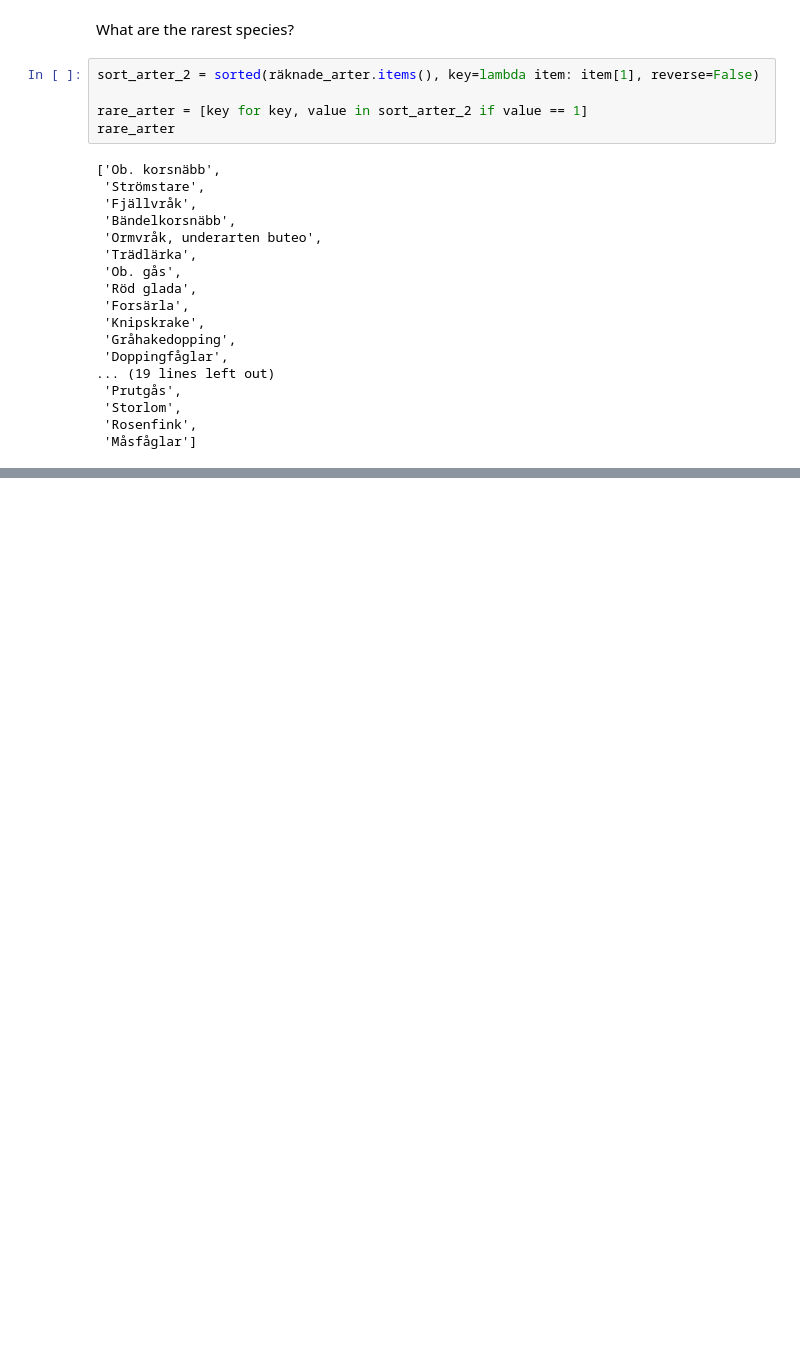
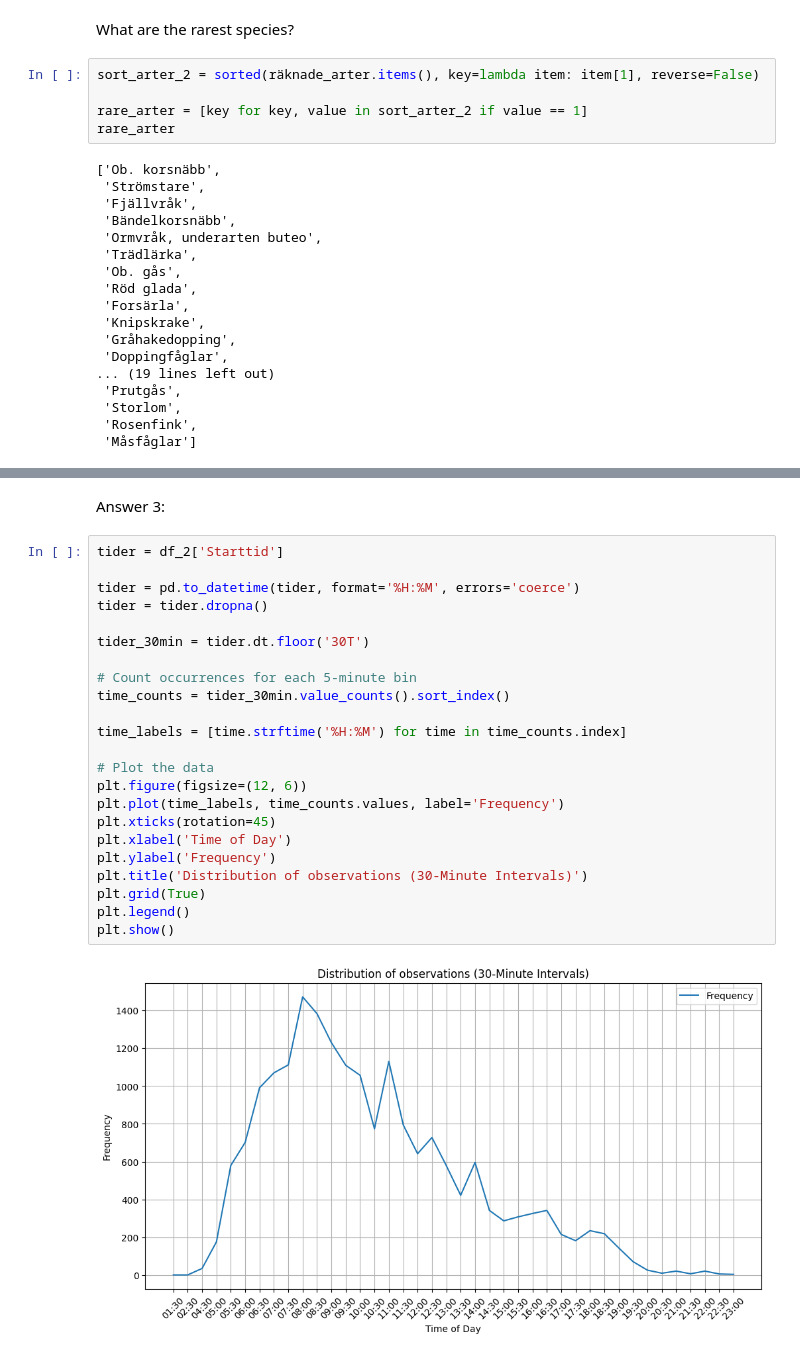
Before and after one commit to gaboun/su-mt4007, a Jupyter notebook: HW3/HW3.ipynb, the cells around one changed output, grey strips where cells are left out. Cells and saved outputs as stored; diff of their text form; blank space fills up the shorter version.

```diff
--- a/HW3/HW3.ipynb
+++ b/HW3/HW3.ipynb
@@ -215,0 +244,27 @@ The list above is all rare species, based on the fact that they were only observ
+# %% [markdown]
+Answer 3:
+# %%
+tider = df_2['Starttid']
+
+tider = pd.to_datetime(tider, format='%H:%M', errors='coerce')
+tider = tider.dropna()
+
+tider_30min = tider.dt.floor('30T')
+
+# Count occurrences for each 5-minute bin
+time_counts = tider_30min.value_counts().sort_index()
+
+time_labels = [time.strftime('%H:%M') for time in time_counts.index]
+
+# Plot the data
+plt.figure(figsize=(12, 6))
+plt.plot(time_labels, time_counts.values, label='Frequency')
+plt.xticks(rotation=45)
+plt.xlabel('Time of Day')
+plt.ylabel('Frequency')
+plt.title('Distribution of observations (30-Minute Intervals)')
+plt.grid(True)
+plt.legend()
+plt.show()
+# %% [output]
+[figure, added]
```
Also changed, not shown: parts of 7 cells of this notebook.
